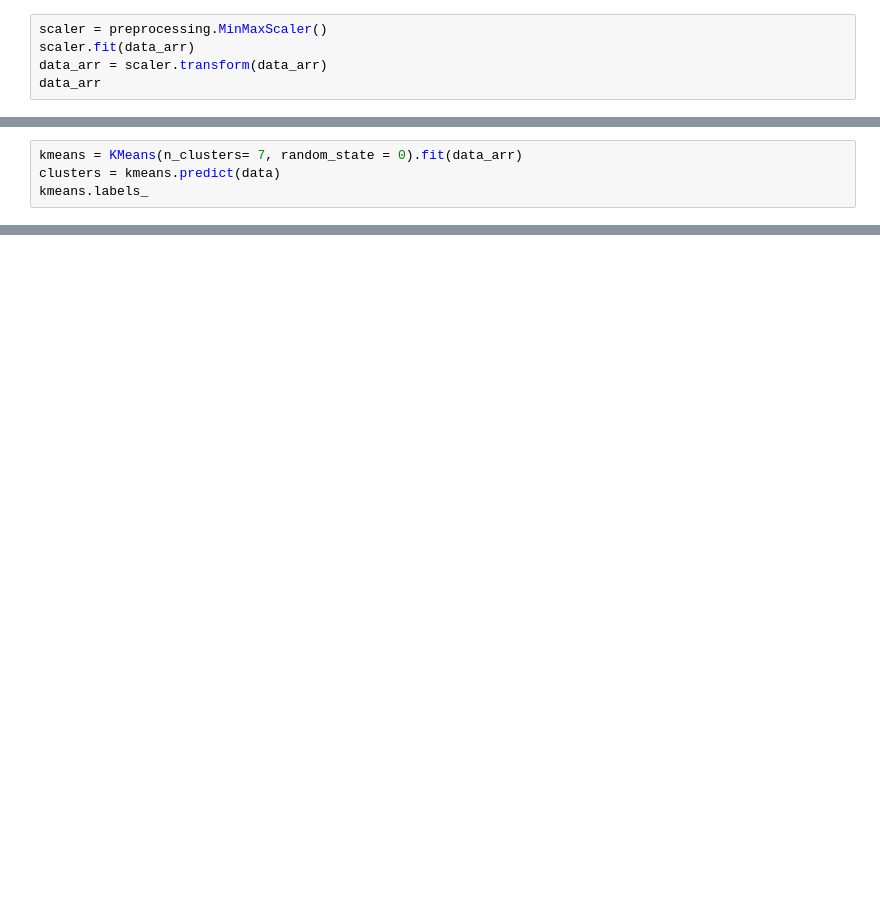
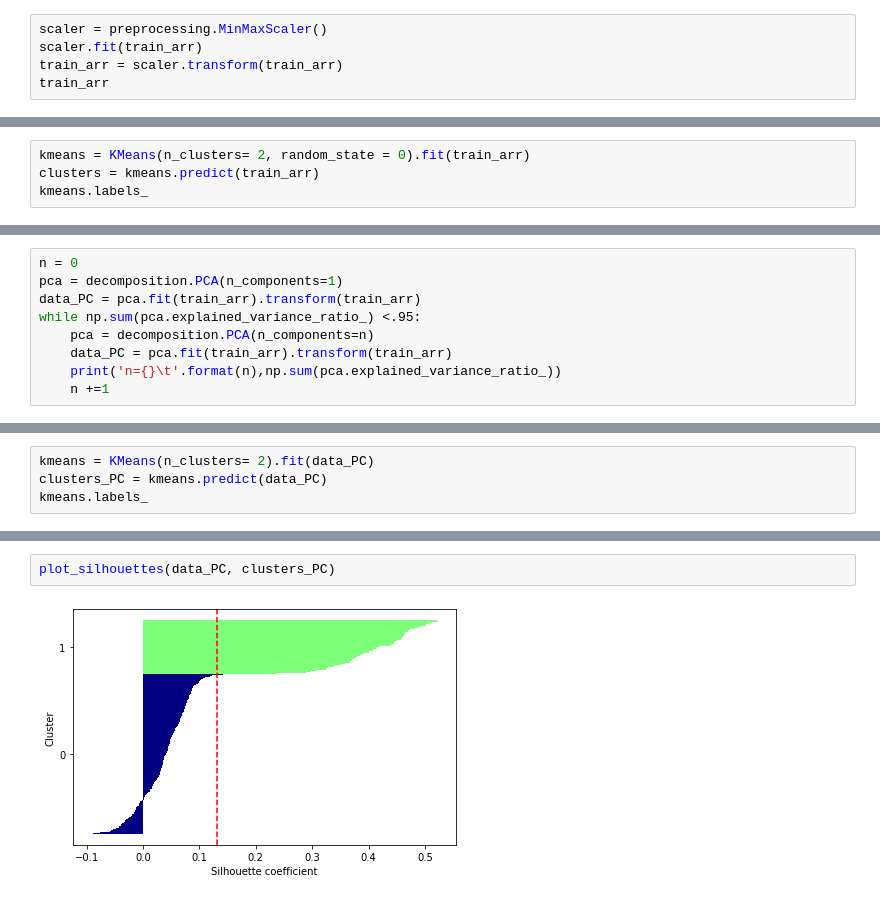
Before and after one commit to Argamant/deepfake, a Jupyter notebook: demo/k_nearest.ipynb, the cells around one changed output, grey strips where cells are left out. Saved outputs shown, nothing was run; the diff lists cells and outputs as text; blank space fills up the shorter version.

Commit message:
added clustering model

```diff
--- a/demo/k_nearest.ipynb
+++ b/demo/k_nearest.ipynb
@@ -37,5 +105,5 @@ classes_arr = classes[1].to_numpy()
 # %%
 scaler = preprocessing.MinMaxScaler()
-scaler.fit(data_arr)
-data_arr = scaler.transform(data_arr)
-data_arr
+scaler.fit(train_arr)
+train_arr = scaler.transform(train_arr)
+train_arr
@@ -42,4 +124,4 @@ data_arr
 # %%
-kmeans = KMeans(n_clusters= 7, random_state = 0).fit(data_arr)
-clusters = kmeans.predict(data)
+kmeans = KMeans(n_clusters= 2, random_state = 0).fit(train_arr)
+clusters = kmeans.predict(train_arr)
 kmeans.labels_
@@ -55,0 +251,9 @@ pd.reset_option('precision')
+# %%
+n = 0
+pca = decomposition.PCA(n_components=1)
+data_PC = pca.fit(train_arr).transform(train_arr)
+while np.sum(pca.explained_variance_ratio_) <.95:
+    pca = decomposition.PCA(n_components=n)
+    data_PC = pca.fit(train_arr).transform(train_arr)
+    print('n={}\t'.format(n),np.sum(pca.explained_variance_ratio_))
+    n +=1
@@ -55,0 +278,4 @@ pd.reset_option('precision')
+# %%
+kmeans = KMeans(n_clusters= 2).fit(data_PC)
+clusters_PC = kmeans.predict(data_PC)
+kmeans.labels_
@@ -55,0 +301,4 @@ pd.reset_option('precision')
+# %%
+plot_silhouettes(data_PC, clusters_PC)
+# %% [output]
+[figure, added]
```
Also changed, not shown: parts of 27 cells of this notebook.
